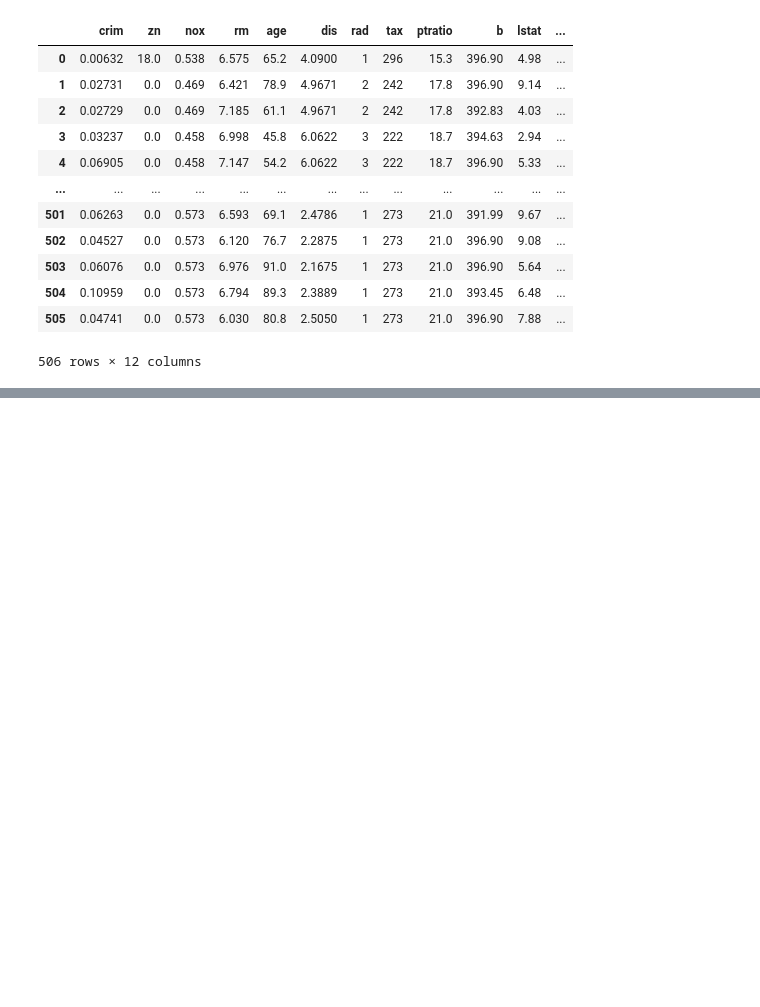
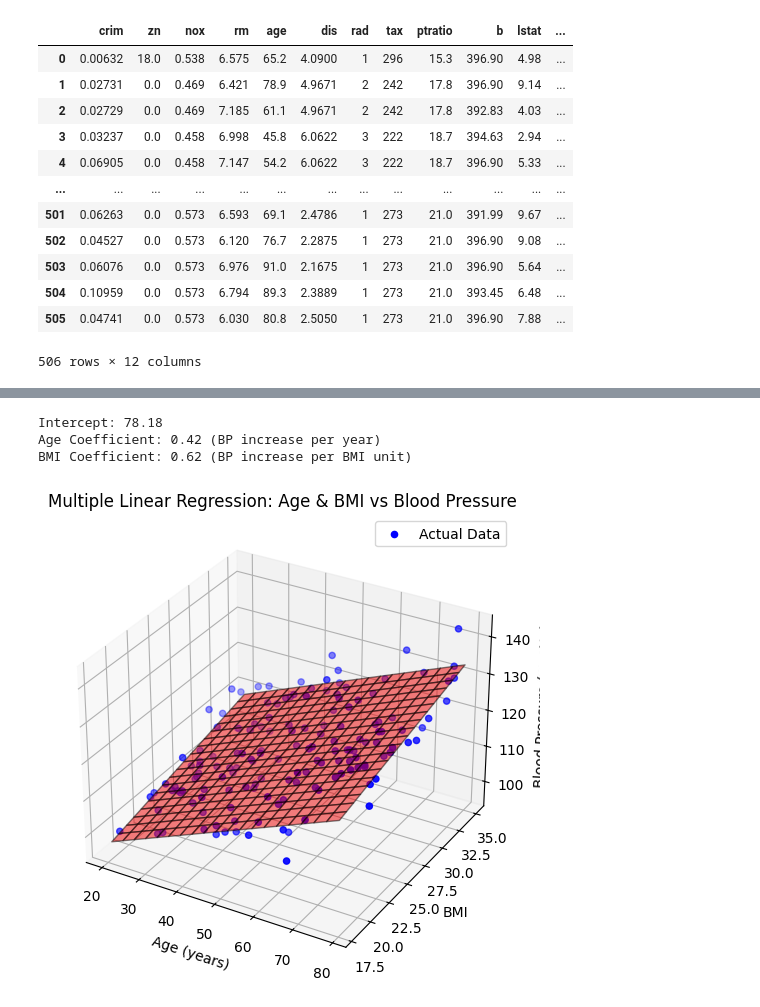
Before and after one commit to alibagheribardi/Regression, a Jupyter notebook: Regression_1.ipynb, the cells around one changed output, grey strips where cells are left out. Cells and saved outputs as stored; diff of their text form; code cells hidden in the pictures; blank space fills up the shorter version.

```diff
--- a/Regression_1.ipynb
+++ b/Regression_1.ipynb
@@ -134,3 +134,58 @@ sns.pairplot(Boston , y_vars = 'medv' , x_vars = features , height=10)
 plt.show()
 # %% [output]
 [figure]
+# %%
+import numpy as np
+import matplotlib.pyplot as plt
+from sklearn.linear_model import LinearRegression
+from sklearn.model_selection import train_test_split
+from mpl_toolkits.mplot3d import Axes3D
+
+# Simulating data
+np.random.seed(42)
+ages = np.random.randint(20, 80, 150)  # Age: 20 to 80 years
+bmi = np.random.uniform(18, 35, 150)  # BMI: 18 to 35 range
+blood_pressure = 80 + 0.4 * ages + 0.6 * bmi + np.random.normal(0, 5, 150)  # BP formula with noise
+
+# Prepare feature matrix (X) and target variable (y)
+X = np.column_stack((ages, bmi))  # Two features: Age and BMI
+y = blood_pressure  # Target: Blood Pressure
+
+# Train Linear Regression model
+model = LinearRegression()
+model.fit(X, y)
+
+# Print model parameters
+print(f"Intercept: {model.intercept_:.2f}")
+print(f"Age Coefficient: {model.coef_[0]:.2f} (BP increase per year)")
+print(f"BMI Coefficient: {model.coef_[1]:.2f} (BP increase per BMI unit)")
+
+# Create meshgrid for regression plane
+age_range = np.linspace(min(ages), max(ages), 20)
+bmi_range = np.linspace(min(bmi), max(bmi), 20)
+age_grid, bmi_grid = np.meshgrid(age_range, bmi_range)
+bp_grid = model.intercept_ + model.coef_[0] * age_grid + model.coef_[1] * bmi_grid  # Plane equation
+
+# 3D Plot: Data points + Regression Plane
+fig = plt.figure(figsize=(8, 6))
+ax = fig.add_subplot(111, projection='3d')
+
+# Scatter plot of actual data
+ax.scatter(X[:, 0], X[:, 1], y, color='blue', label='Actual Data')
+
+# Plot regression plane
+ax.plot_surface(age_grid, bmi_grid, bp_grid, color='red', alpha=0.5, edgecolor='black')
+
+# Labels & title
+ax.set_xlabel("Age (years)")
+ax.set_ylabel("BMI")
+ax.set_zlabel("Blood Pressure (mmHg)")
+ax.set_title("Multiple Linear Regression: Age & BMI vs Blood Pressure")
+ax.legend()
+plt.savefig('2dlinear.pdf', format='pdf')
+plt.show()
+# %% [output]
+Intercept: 78.18
+Age Coefficient: 0.42 (BP increase per year)
+BMI Coefficient: 0.62 (BP increase per BMI unit)
+[figure, added]
```
Also changed, not shown: parts of 1 cell of this notebook.
